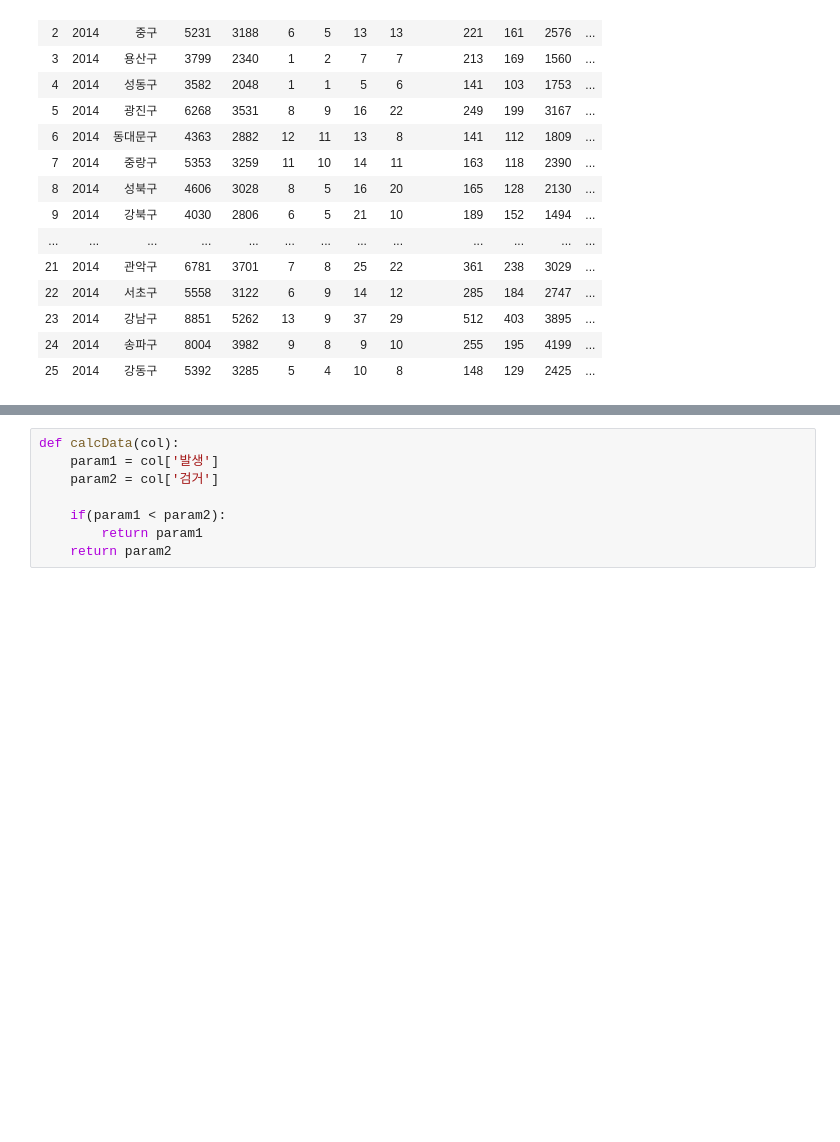
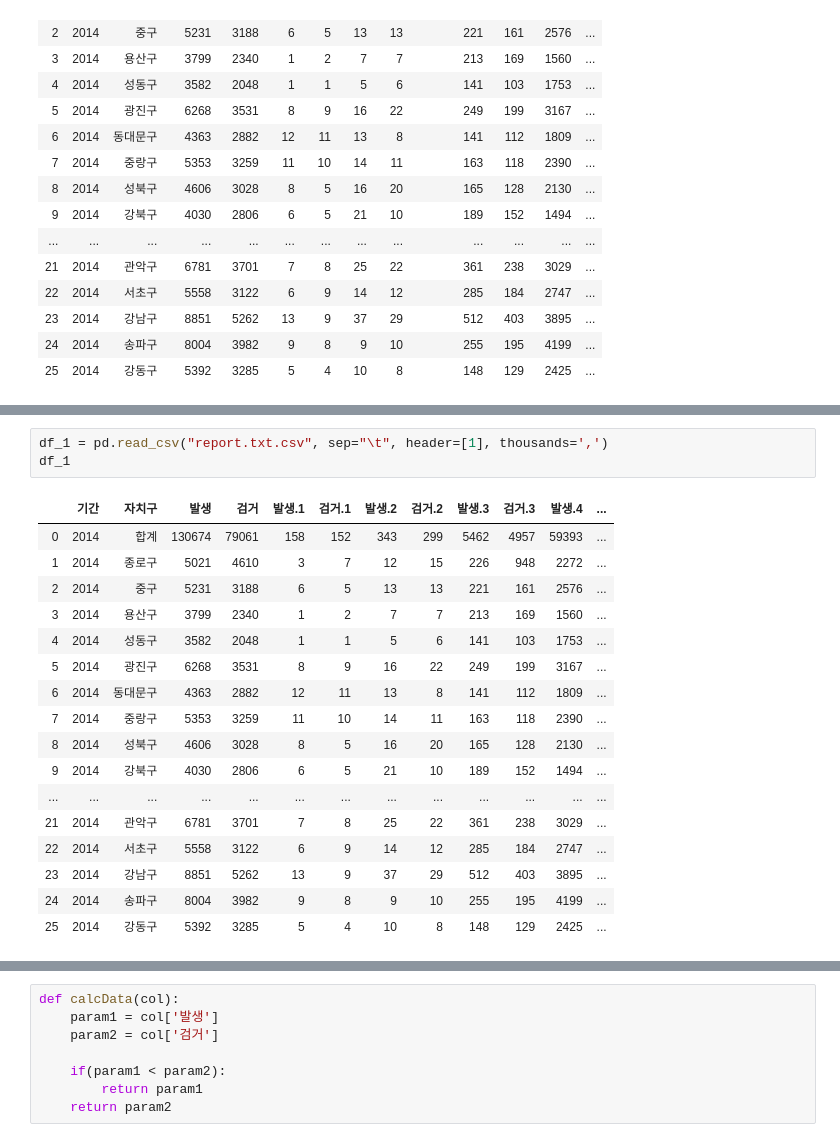
Before and after one commit to kangmj90/python, a Jupyter notebook: sample/안전 체감도.ipynb, the cells around one changed output, grey strips where cells are left out. Drawn from its saved outputs; the diff is of its cells as text; blank space fills up the shorter version.

```diff
--- a/sample/안전 체감도.ipynb
+++ b/sample/안전 체감도.ipynb
@@ -25,0 +195,21 @@ df
+# %%
+df_1 = pd.read_csv("report.txt.csv", sep="\t", header=[1], thousands=',')
+df_1
+# %% [output]
+|  | 기간 | 자치구 | 발생 | 검거 | 발생.1 | 검거.1 | 발생.2 | 검거.2 | 발생.3 | 검거.3 | 발생.4 | ... |
+| 0 | 2014 | 합계 | 130674 | 79061 | 158 | 152 | 343 | 299 | 5462 | 4957 | 59393 | ... |
+| 1 | 2014 | 종로구 | 5021 | 4610 | 3 | 7 | 12 | 15 | 226 | 948 | 2272 | ... |
+| 2 | 2014 | 중구 | 5231 | 3188 | 6 | 5 | 13 | 13 | 221 | 161 | 2576 | ... |
+| 3 | 2014 | 용산구 | 3799 | 2340 | 1 | 2 | 7 | 7 | 213 | 169 | 1560 | ... |
+| 4 | 2014 | 성동구 | 3582 | 2048 | 1 | 1 | 5 | 6 | 141 | 103 | 1753 | ... |
+| 5 | 2014 | 광진구 | 6268 | 3531 | 8 | 9 | 16 | 22 | 249 | 199 | 3167 | ... |
+| 6 | 2014 | 동대문구 | 4363 | 2882 | 12 | 11 | 13 | 8 | 141 | 112 | 1809 | ... |
+| 7 | 2014 | 중랑구 | 5353 | 3259 | 11 | 10 | 14 | 11 | 163 | 118 | 2390 | ... |
+| 8 | 2014 | 성북구 | 4606 | 3028 | 8 | 5 | 16 | 20 | 165 | 128 | 2130 | ... |
+| 9 | 2014 | 강북구 | 4030 | 2806 | 6 | 5 | 21 | 10 | 189 | 152 | 1494 | ... |
+| ... | ... | ... | ... | ... | ... | ... | ... | ... | ... | ... | ... | ... |
+| 21 | 2014 | 관악구 | 6781 | 3701 | 7 | 8 | 25 | 22 | 361 | 238 | 3029 | ... |
+| 22 | 2014 | 서초구 | 5558 | 3122 | 6 | 9 | 14 | 12 | 285 | 184 | 2747 | ... |
+| 23 | 2014 | 강남구 | 8851 | 5262 | 13 | 9 | 37 | 29 | 512 | 403 | 3895 | ... |
+| 24 | 2014 | 송파구 | 8004 | 3982 | 9 | 8 | 9 | 10 | 255 | 195 | 4199 | ... |
+| 25 | 2014 | 강동구 | 5392 | 3285 | 5 | 4 | 10 | 8 | 148 | 129 | 2425 | ... |
```
Also changed, not shown: parts of 19 cells of this notebook, 6 other files.
